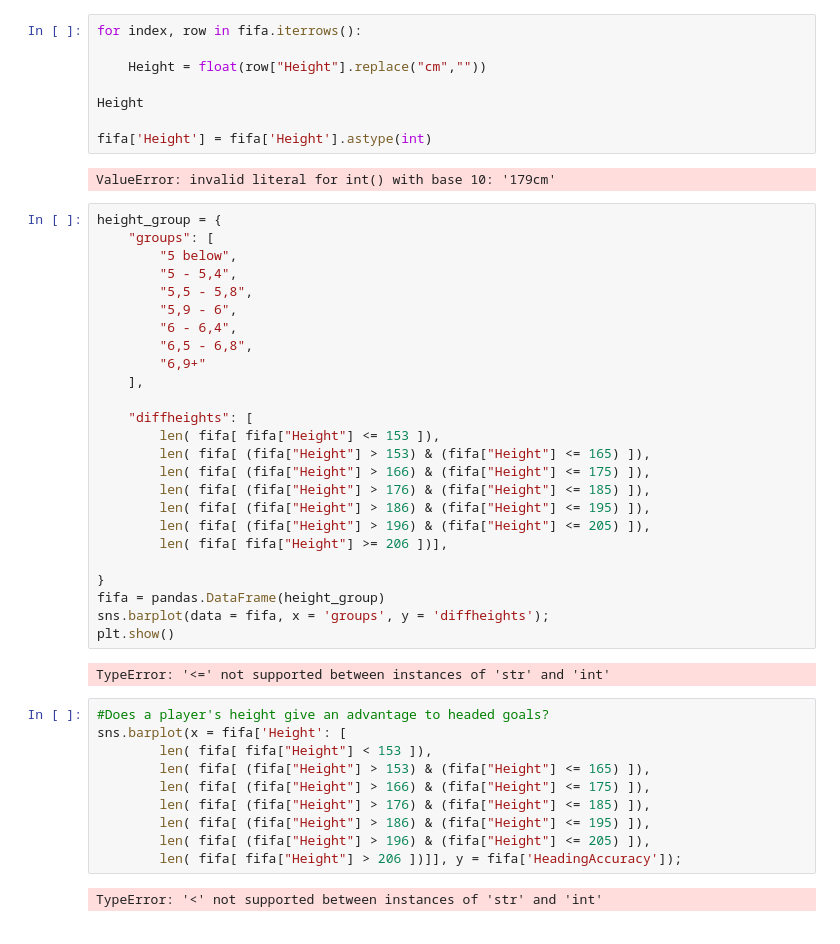
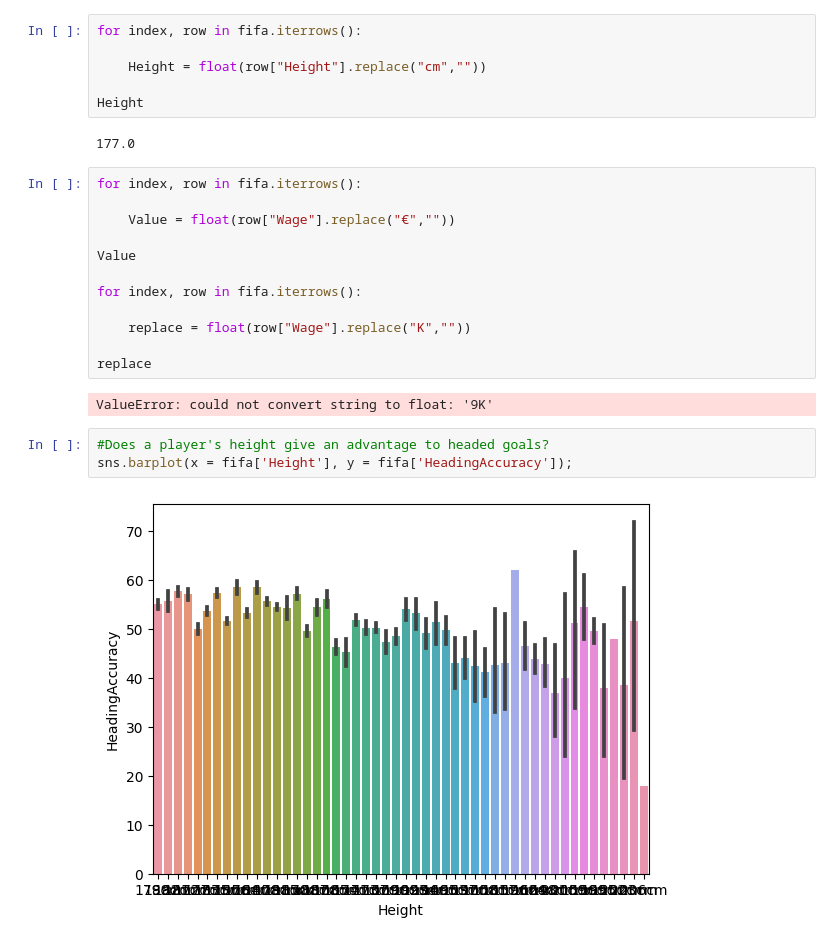
Before and after one commit to OsvaldoR02/HTH_Fall_Program, a Jupyter notebook: Finding-an-Interesting-Dataset-OsvaldoR1/Fifa.ipynb, the cells around one changed output. Drawn from its saved outputs; the diff is of its cells as text.

Commit message:
data

```diff
--- a/Finding-an-Interesting-Dataset-OsvaldoR1/Fifa.ipynb
+++ b/Finding-an-Interesting-Dataset-OsvaldoR1/Fifa.ipynb
@@ -20,46 +20,24 @@ for index, row in fifa.iterrows():
     Height = float(row["Height"].replace("cm",""))
 
 Height
-
-fifa['Height'] = fifa['Height'].astype(int)
 # %% [output]
-ValueError: invalid literal for int() with base 10: '179cm'
+177.0
-# %%
-height_group = {
-    "groups": [
-        "5 below",
-        "5 - 5,4",
-        "5,5 - 5,8",
-        "5,9 - 6",
-        "6 - 6,4",
-        "6,5 - 6,8",
-        "6,9+"
-    ],
-
-    "diffheights": [
-        len( fifa[ fifa["Height"] <= 153 ]),
-        len( fifa[ (fifa["Height"] > 153) & (fifa["Height"] <= 165) ]),
-        len( fifa[ (fifa["Height"] > 166) & (fifa["Height"] <= 175) ]),
-        len( fifa[ (fifa["Height"] > 176) & (fifa["Height"] <= 185) ]),
-        len( fifa[ (fifa["Height"] > 186) & (fifa["Height"] <= 195) ]),
-        len( fifa[ (fifa["Height"] > 196) & (fifa["Height"] <= 205) ]),
-        len( fifa[ fifa["Height"] >= 206 ])],
-
-}
-fifa = pandas.DataFrame(height_group)
-sns.barplot(data = fifa, x = 'groups', y = 'diffheights');
-plt.show()
-# %% [output]
-TypeError: '<=' not supported between instances of 'str' and 'int'
+# %%
+for index, row in fifa.iterrows():
+
+    Value = float(row["Wage"].replace("€",""))
+
+Value
+
+for index, row in fifa.iterrows():
+
+    replace = float(row["Wage"].replace("K",""))
+
+replace
+# %% [output]
+ValueError: could not convert string to float: '9K'
 # %%
 #Does a player's height give an advantage to headed goals?
-sns.barplot(x = fifa['Height': [
-        len( fifa[ fifa["Height"] < 153 ]),
-        len( fifa[ (fifa["Height"] > 153) & (fifa["Height"] <= 165) ]),
-        len( fifa[ (fifa["Height"] > 166) & (fifa["Height"] <= 175) ]),
-        len( fifa[ (fifa["Height"] > 176) & (fifa["Height"] <= 185) ]),
-        len( fifa[ (fifa["Height"] > 186) & (fifa["Height"] <= 195) ]),
-        len( fifa[ (fifa["Height"] > 196) & (fifa["Height"] <= 205) ]),
-        len( fifa[ fifa["Height"] > 206 ])]], y = fifa['HeadingAccuracy']);
+sns.barplot(x = fifa['Height'], y = fifa['HeadingAccuracy']);
 # %% [output]
-TypeError: '<' not supported between instances of 'str' and 'int'
+[figure, added]
```
Also changed, not shown: parts of 7 cells of this notebook, 1 other file.
